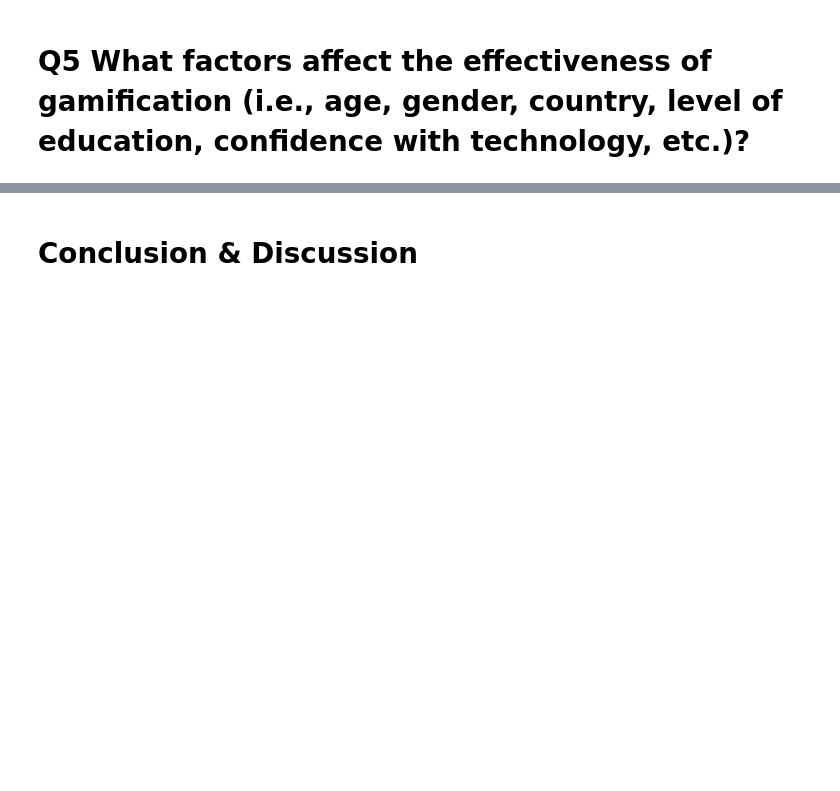
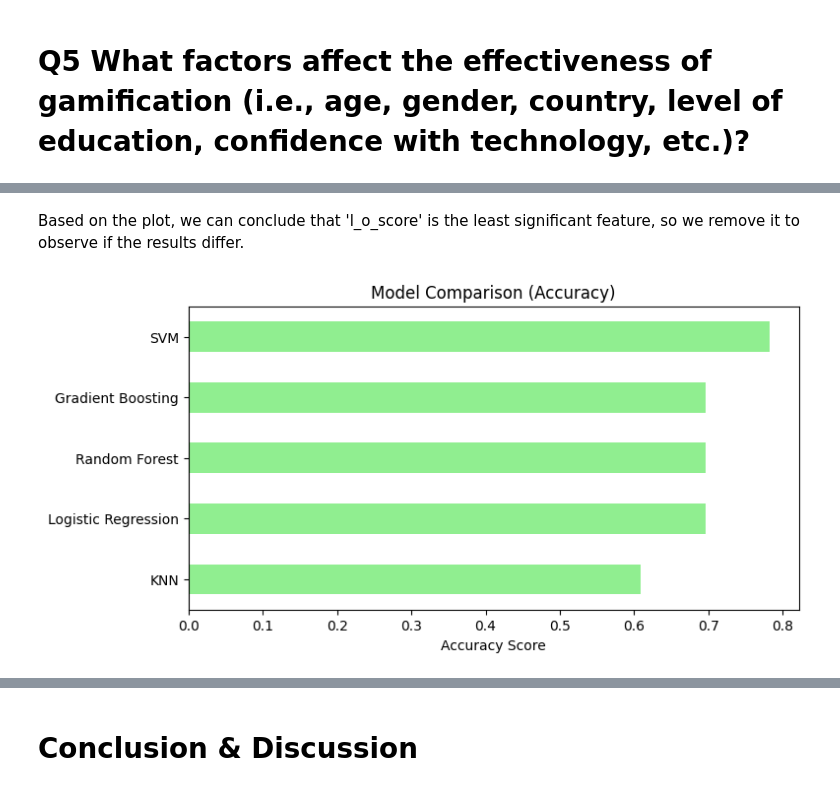
Before and after one commit to fredcatameo/DATA606_FinalProject, a Jupyter notebook: DATA606_FinalProject.ipynb, the cells around one changed output, grey strips where cells are left out. Drawn from its saved outputs; the diff is of its cells as text; code cells hidden in the pictures; blank space fills up the shorter version.

```diff
--- a/DATA606_FinalProject.ipynb
+++ b/DATA606_FinalProject.ipynb
@@ -1124,0 +1299,47 @@ The two groups do not have a significant difference
+# %% [markdown]
+Based on the plot, we can conclude that 'l_o_score' is the least significant feature, so we remove it to observe if the results differ.
+# %%
+from sklearn.linear_model import LogisticRegression
+from sklearn.ensemble import RandomForestClassifier, GradientBoostingClassifier
+from sklearn.svm import SVC
+from sklearn.neighbors import KNeighborsClassifier
+from sklearn.metrics import accuracy_score, f1_score, precision_score, recall_score
+import pandas as pd
+import matplotlib.pyplot as plt
+
+# Define models
+models = {
+    'Logistic Regression': LogisticRegression(),
+    'Random Forest': RandomForestClassifier(n_estimators=100, random_state=42),
+    'Gradient Boosting': GradientBoostingClassifier(n_estimators=100, random_state=42),
+    'SVM': SVC(kernel='rbf'),
+    'KNN': KNeighborsClassifier(n_neighbors=5)
+}
+
+# Ensure X_train_scaled is a DataFrame with the correct columns
+X_train_scaled_reduction = X_train[['motivation_level', 'learning_type_2']]  # Corrected syntax
+
+# Train & evaluate models
+results = {}
+for name, model in models.items():
+    model.fit(X_train_scaled_reduction, y_train)  # Train
+    y_pred = model.predict(X_test[['motivation_level', 'learning_type_2']])  # Predict using the same features
+
+    # Store results
+    results[name] = {
+        'Accuracy': accuracy_score(y_test, y_pred),
+        'F1 Score': f1_score(y_test, y_pred, average='weighted'),
+        'Precision': precision_score(y_test, y_pred, average='weighted'),
+        'Recall': recall_score(y_test, y_pred, average='weighted')
+    }
+
+# Convert results to a DataFrame
+results_df = pd.DataFrame(results).T
+
+# Plot accuracy comparison
+results_df['Accuracy'].sort_values().plot(kind='barh', figsize=(8, 4), color='lightgreen')
+plt.xlabel("Accuracy Score")
+plt.title("Model Comparison (Accuracy)")
+plt.show()
+# %% [output]
+[figure, added]
```
Also changed, not shown: parts of 13 cells of this notebook.
